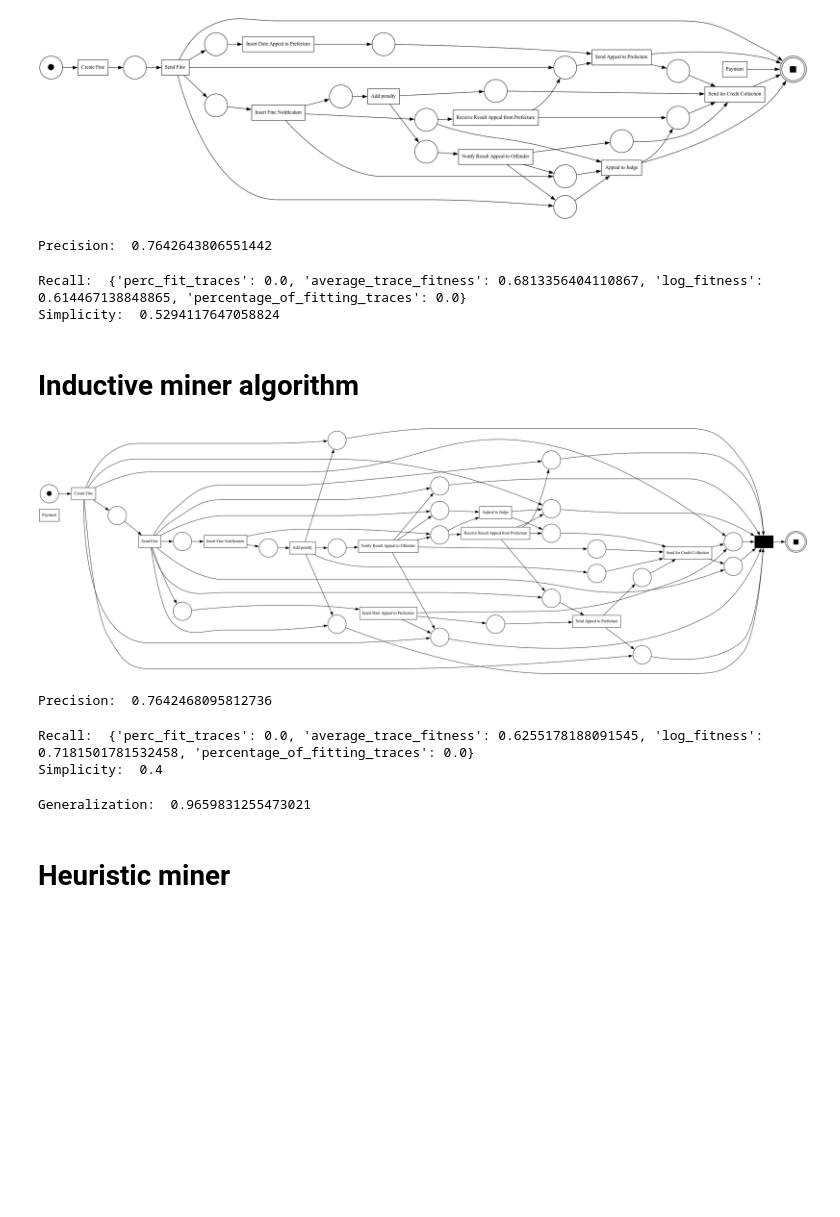
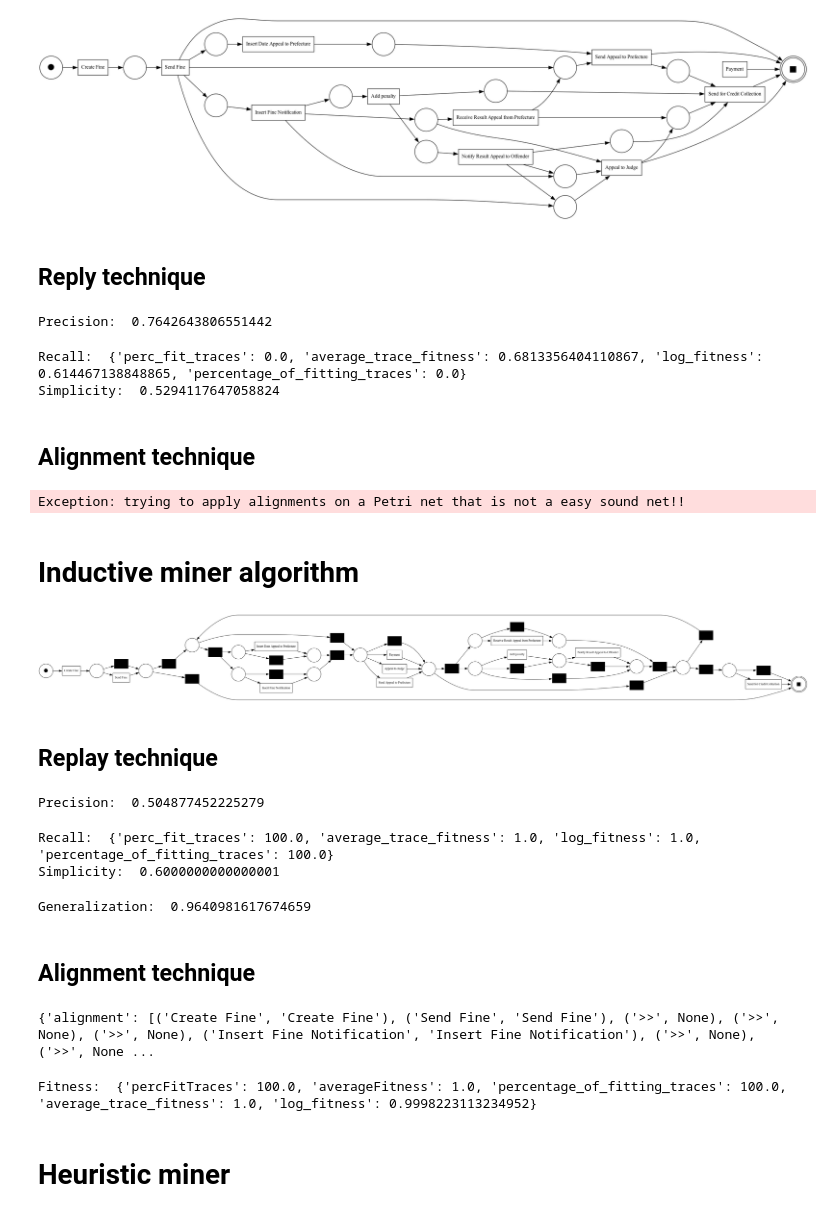
Before and after one commit to Ale-Dili/Progetto_BIS, a Jupyter notebook: process_discovery.ipynb, the cells around one changed output. Saved outputs shown, nothing was run; the diff lists cells and outputs as text; code cells hidden in the pictures; blank space fills up the shorter version.

```diff
--- a/process_discovery.ipynb
+++ b/process_discovery.ipynb
@@ -44,6 +44,8 @@ net_alpha, im_alpha, fm_alpha = pm4py.discover_petri_net_alpha(log_df)
 pm4py.view_petri_net(net_alpha, im_alpha, fm_alpha, format='png')
 # %% [output]
 [figure]
+# %% [markdown]
+## Reply technique
 # %%
 precision_tbr= pm4py.precision_token_based_replay(log_df,net_alpha,im_alpha,fm_alpha)
 print("Precision: ",precision_tbr)
@@ -59,13 +61,22 @@ print("Generalization: ",gen)
 Precision:  0.7642643806551442
 Recall:  {'perc_fit_traces': 0.0, 'average_trace_fitness': 0.6813356404110867, 'log_fitness': 0.614467138848865, 'percentage_of_fitting_traces': 0.0}
 Simplicity:  0.5294117647058824
+# %% [markdown]
+## Alignment technique
+# %%
+alignments_diagnostics = pm4py.conformance_diagnostics_alignments(log_df, net_alpha, im_alpha, fm_alpha, activity_key='concept:name', case_id_key='case:concept:name', timestamp_key='time:timestamp')
+print(alignments_diagnostics)
+# %% [output]
+Exception: trying to apply alignments on a Petri net that is not a easy sound net!!
 # %% [markdown]
 # Inductive miner algorithm
 # %%
-net_ind, im_ind, fm_ind = pm4py.discover_petri_net_alpha_plus(log_df, activity_key='concept:name', case_id_key='case:concept:name', timestamp_key='time:timestamp')
+net_ind, im_ind, fm_ind = pm4py.discover_petri_net_inductive(log_df, activity_key='concept:name', case_id_key='case:concept:name', timestamp_key='time:timestamp')
 pm4py.view_petri_net(net_ind, im_ind, fm_ind, format='png')
 # %% [output]
-[figure, old version]
+[figure, new version]
+# %% [markdown]
+## Replay technique
 # %%
 precision_tbr= pm4py.precision_token_based_replay(log_df,net_ind,im_ind,fm_ind)
 print("Precision: ",precision_tbr)
@@ -78,10 +89,25 @@ print("Simplicity: ",simp)
 gen = generalization_evaluator.apply(log_df, net_ind, im_ind, fm_ind)
 print("Generalization: ",gen)
 # %% [output]
-Precision:  0.7642468095812736
+Precision:  0.504877452225279
-Recall:  {'perc_fit_traces': 0.0, 'average_trace_fitness': 0.6255178188091545, 'log_fitness': 0.7181501781532458, 'percentage_of_fitting_traces': 0.0}
-Simplicity:  0.4
+Recall:  {'perc_fit_traces': 100.0, 'average_trace_fitness': 1.0, 'log_fitness': 1.0, 'percentage_of_fitting_traces': 100.0}
+Simplicity:  0.6000000000000001
-Generalization:  0.9659831255473021
+Generalization:  0.9640981617674659
+# %% [markdown]
+## Alignment technique
+# %%
+alignments_diagnostics = pm4py.conformance_diagnostics_alignments(log_df, net_ind, im_ind, fm_ind, activity_key='concept:name', case_id_key='case:concept:name', timestamp_key='time:timestamp')
+print(alignments_diagnostics[0])
+
+#metrics of aligment
+print("Alignment metrics")
+# %% [output]
+{'alignment': [('Create Fine', 'Create Fine'), ('Send Fine', 'Send Fine'), ('>>', None), ('>>', None), ('>>', None), ('Insert Fine Notification', 'Insert Fine Notification'), ('>>', None), ('>>', None ...
+# %%
+fitness_alignments = pm4py.fitness_alignments(log_df, net_ind, im_ind, fm_ind, activity_key='concept:name', case_id_key='case:concept:name', timestamp_key='time:timestamp')
+print("Fitness: ",fitness_alignments)
+# %% [output]
+Fitness:  {'percFitTraces': 100.0, 'averageFitness': 1.0, 'percentage_of_fitting_traces': 100.0, 'average_trace_fitness': 1.0, 'log_fitness': 0.9998223113234952}
 # %% [markdown]
 # Heuristic miner
 # %%
```
Also changed, not shown: 2 other files.
